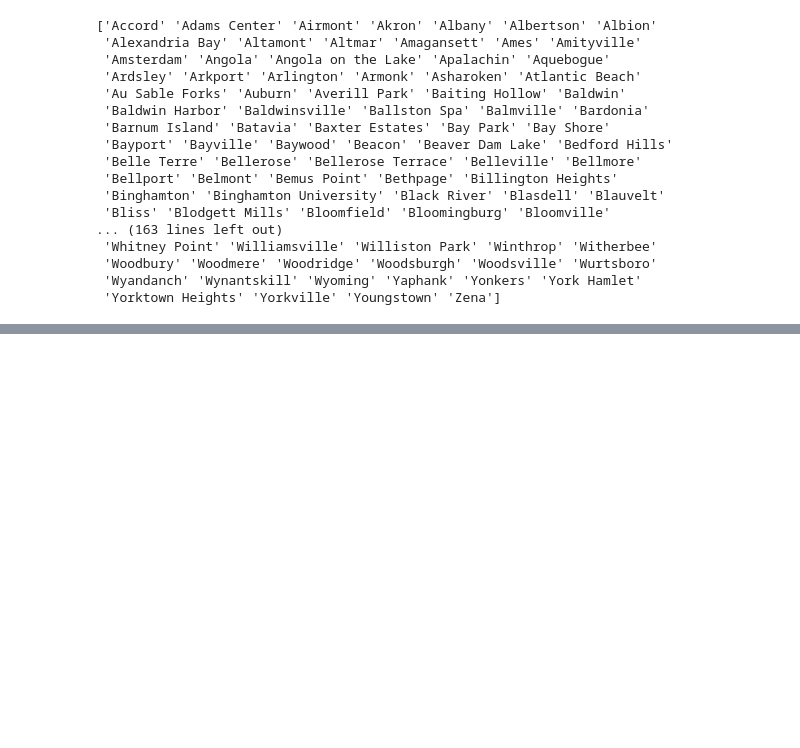
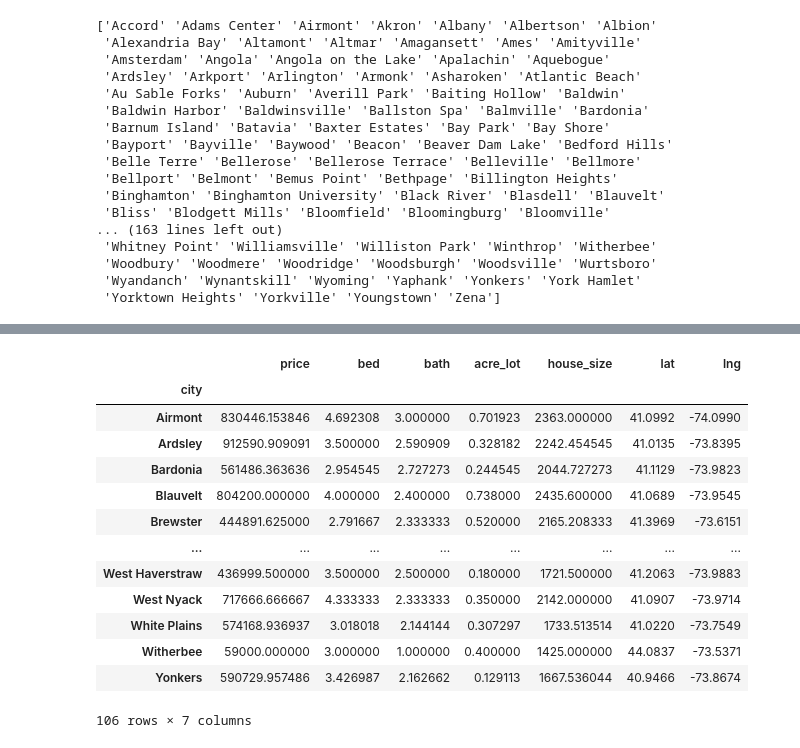
Before and after one commit to NMcHale029/BC-Project-1, a Jupyter notebook: cites.ipynb, the cells around one changed output, grey strips where cells are left out. Drawn from its saved outputs; the diff is of its cells as text; code cells hidden in the pictures; blank space fills up the shorter version.

```diff
--- a/cites.ipynb
+++ b/cites.ipynb
@@ -247,3 +242,6 @@ print(clist)
  'Woodbury' 'Woodmere' 'Woodridge' 'Woodsburgh' 'Woodsville' 'Wurtsboro'
  'Wyandanch' 'Wynantskill' 'Wyoming' 'Yaphank' 'Yonkers' 'York Hamlet'
  'Yorktown Heights' 'Yorkville' 'Youngstown' 'Zena']
+# %%
+new_df = pd.merge(ny_cities_df, nycitieslatlng_df, on='city')
+new_df.head()
@@ -249,0 +255,18 @@ print(clist)
+# %%
+city_group_df = new_df.groupby('city').mean()
+city_group_df
+# %% [output]
+|  | price | bed | bath | acre_lot | house_size | lat | lng |
+| city |  |  |  |  |  |  |  |
+| Airmont | 830446.153846 | 4.692308 | 3.000000 | 0.701923 | 2363.000000 | 41.0992 | -74.0990 |
+| Ardsley | 912590.909091 | 3.500000 | 2.590909 | 0.328182 | 2242.454545 | 41.0135 | -73.8395 |
+| Bardonia | 561486.363636 | 2.954545 | 2.727273 | 0.244545 | 2044.727273 | 41.1129 | -73.9823 |
+| Blauvelt | 804200.000000 | 4.000000 | 2.400000 | 0.738000 | 2435.600000 | 41.0689 | -73.9545 |
+| Brewster | 444891.625000 | 2.791667 | 2.333333 | 0.520000 | 2165.208333 | 41.3969 | -73.6151 |
+| ... | ... | ... | ... | ... | ... | ... | ... |
+| West Haverstraw | 436999.500000 | 3.500000 | 2.500000 | 0.180000 | 1721.500000 | 41.2063 | -73.9883 |
+| West Nyack | 717666.666667 | 4.333333 | 2.333333 | 0.350000 | 2142.000000 | 41.0907 | -73.9714 |
+| White Plains | 574168.936937 | 3.018018 | 2.144144 | 0.307297 | 1733.513514 | 41.0220 | -73.7549 |
+| Witherbee | 59000.000000 | 3.000000 | 1.000000 | 0.400000 | 1425.000000 | 44.0837 | -73.5371 |
+| Yonkers | 590729.957486 | 3.426987 | 2.162662 | 0.129113 | 1667.536044 | 40.9466 | -73.8674 |
+106 rows × 7 columns
```
Also changed, not shown: parts of 4 cells of this notebook.
